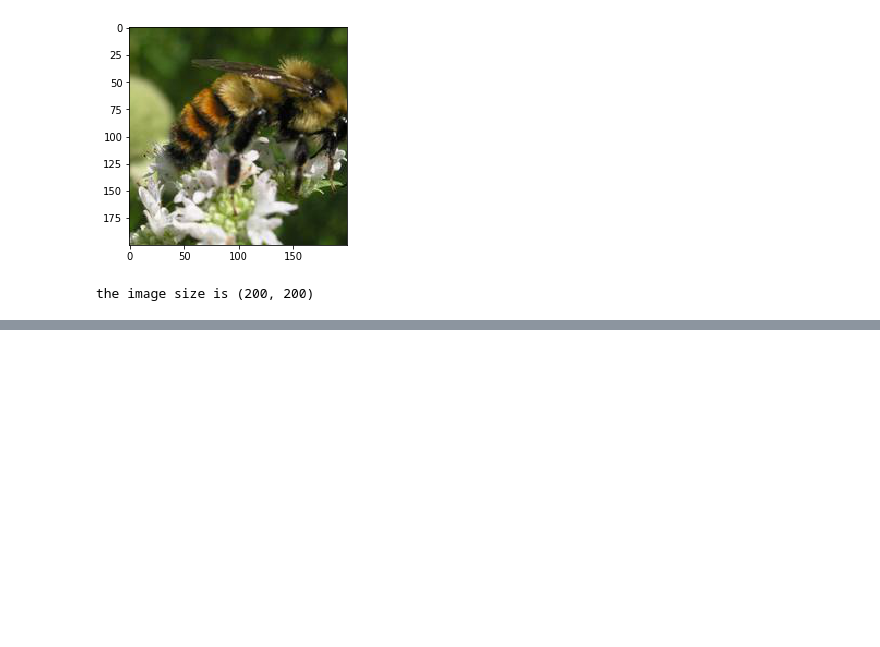
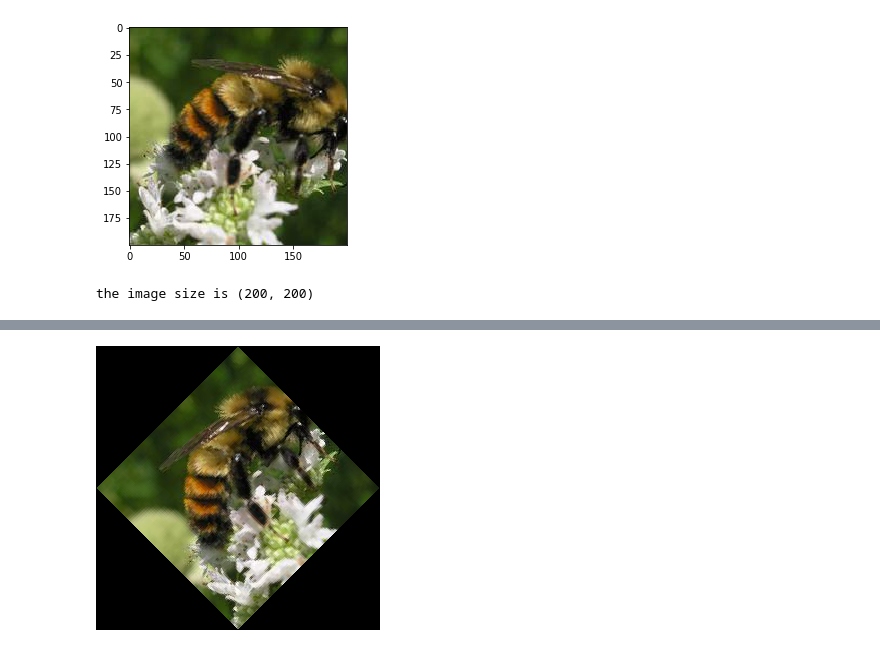
Before and after one commit to juansantateresa/juan, a Jupyter notebook: Projects/Naïve Bees Image Loading and Processing.ipynb, the cells around one changed output, grey strips where cells are left out. Cells and saved outputs as stored; diff of their text form; code cells hidden in the pictures; blank space fills up the shorter version.

```diff
--- a/Projects/Naïve Bees Image Loading and Processing.ipynb
+++ b/Projects/Naïve Bees Image Loading and Processing.ipynb
@@ -49,0 +57,6 @@ the image size is (200, 200)
+# %%
+img_rotated = img.rotate(angle = 45, expand = 25)
+# %%
+display(img_rotated)
+# %% [output]
+[figure, added]
```
Also changed, not shown: parts of 17 cells of this notebook.
